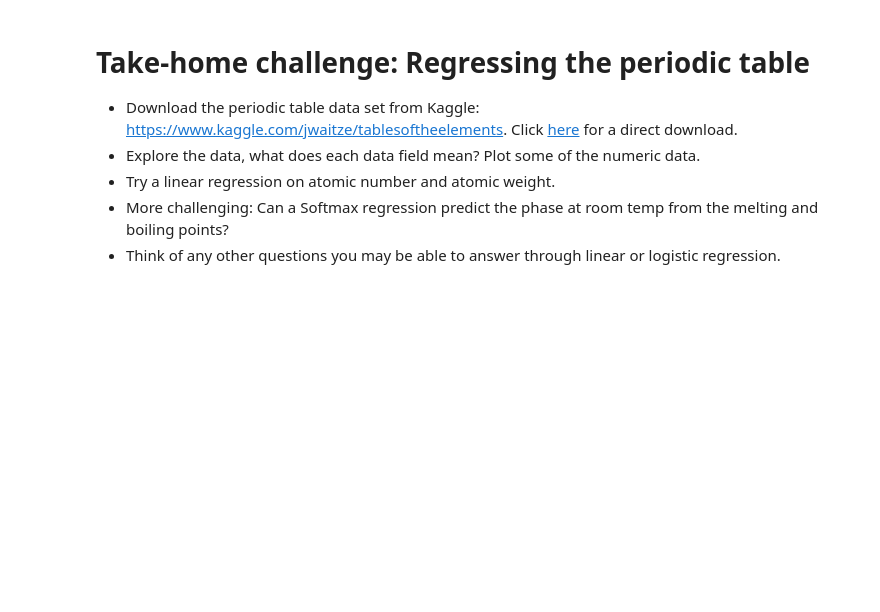
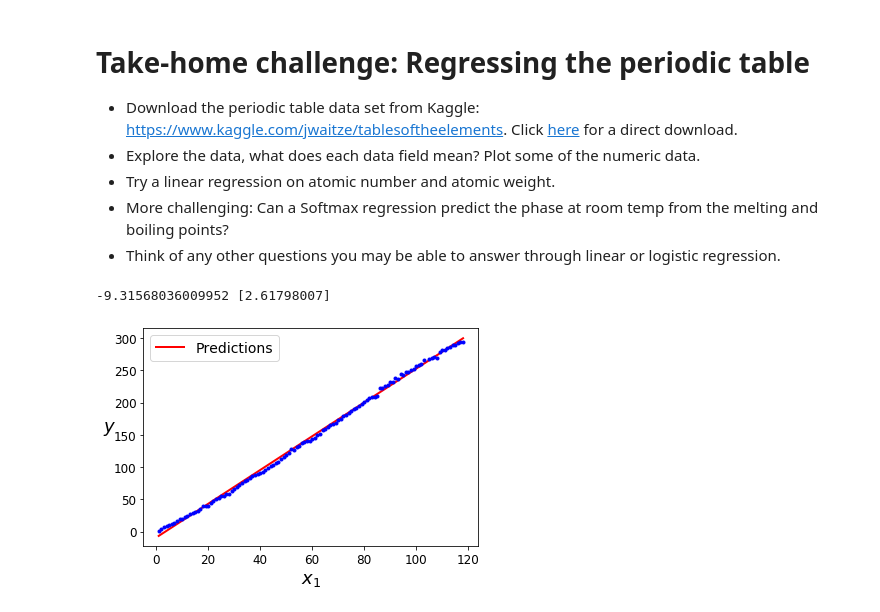
Before and after one commit to FlorianSong/Intro_data_analytics, a Jupyter notebook: Workshop1.ipynb, the cells around one changed output. Saved outputs shown, nothing was run; the diff lists cells and outputs as text; code cells hidden in the pictures; blank space fills up the shorter version.

```diff
--- a/Workshop1.ipynb
+++ b/Workshop1.ipynb
@@ -719,3 +719,60 @@ array([[6.38014896e-07, 5.74929995e-02, 9.42506362e-01]])
 * Try a linear regression on atomic number and atomic weight.
 * More challenging: Can a Softmax regression predict the phase at room temp from the melting and boiling points?
 * Think of any other questions you may be able to answer through linear or logistic regression.
+# %%
+import csv
+from io import StringIO
+try:
+    from urllib2 import urlopen
+except:
+    from urllib.request import urlopen
+
+# The following bit of code tries to open the local periodic_table file, but if that fails, it grabs it from github.
+try:
+    periodic_table_file = open("periodic_table.csv", errors="ignore")
+except:
+    url_file = urlopen("https://raw.githubusercontent.com/FlorianSong/Intro_data_analytics/master/periodic_table.csv")
+    periodic_table_file = StringIO(url_file.read().decode("utf-8", errors = 'ignore'))
+
+
+# Set up a csv reader for the file
+csv_reader = csv.reader(periodic_table_file)
+
+# Read in the first line = header, and find out positions of relevant columns
+header = next(csv_reader)
+atomnum_col = header.index("atomic_number")
+weightnum_col = header.index("atomic_weight")
+
+# Initialise X and y
+X = []
+y = []
+
+# For every line in the csv file, we add atomic number to X and atomic weight to y
+for line in csv_reader:
+    X.append(float(line[atomnum_col]))
+    y.append(float(line[weightnum_col]))
+
+# Turn X and y in numpy arrays. Unfortunately this will cause X to become a vector rather than a 1D matrix,
+# which is what is needed for sklearn functions.
+X = np.array(X).reshape(-1,1)
+y = np.array(y)
+
+# Fit a linear regression and print intercept and coefficient
+lin_reg = LinearRegression()
+lin_reg.fit(X, y)
+print(lin_reg.intercept_, lin_reg.coef_)
+
+# Initialise data for plotting the regression line
+X_new = np.linspace(min(X), max(X)).reshape(-1,1)
+y_predict = lin_reg.predict(X_new)
+
+# Plot the regression
+plt.plot(X_new, y_predict, "r-", linewidth=2, label="Predictions")
+plt.plot(X, y, "b.")
+plt.xlabel("$x_1$", fontsize=18)
+plt.ylabel("$y$", rotation=0, fontsize=18)
+plt.legend(loc="upper left", fontsize=14)
+plt.show()
+# %% [output]
+-9.31568036009952 [2.61798007]
+[figure, added]
```
Also changed, not shown: parts of 26 cells of this notebook.
